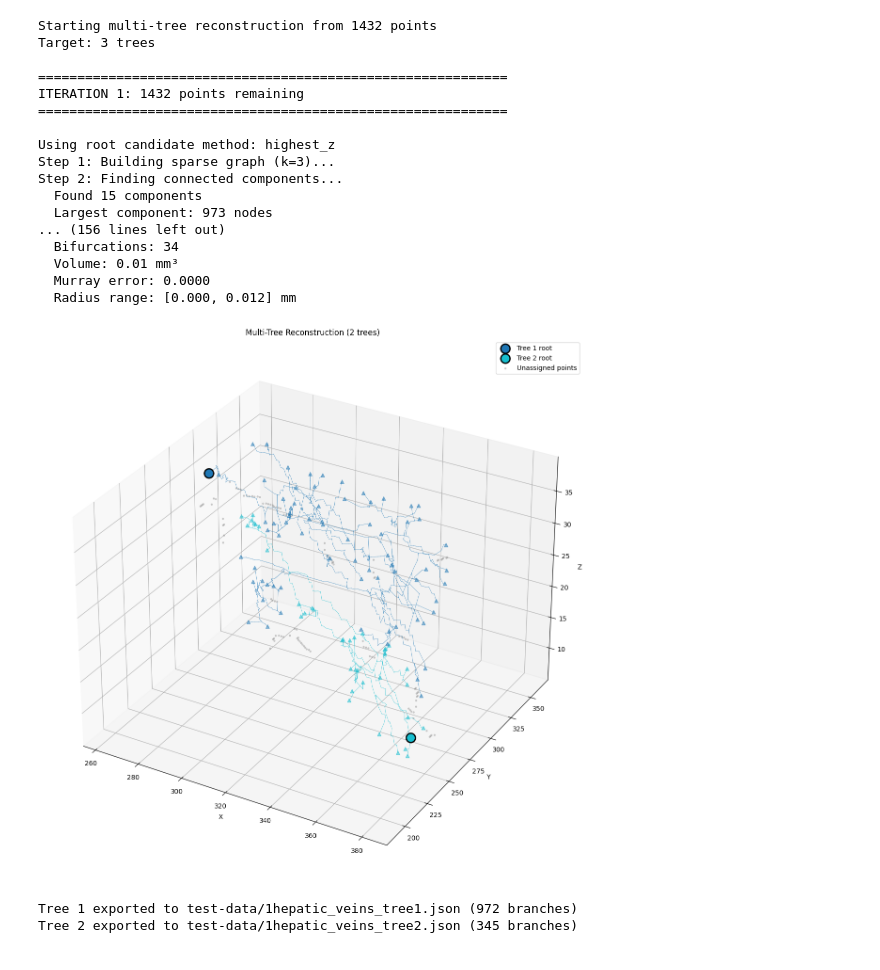
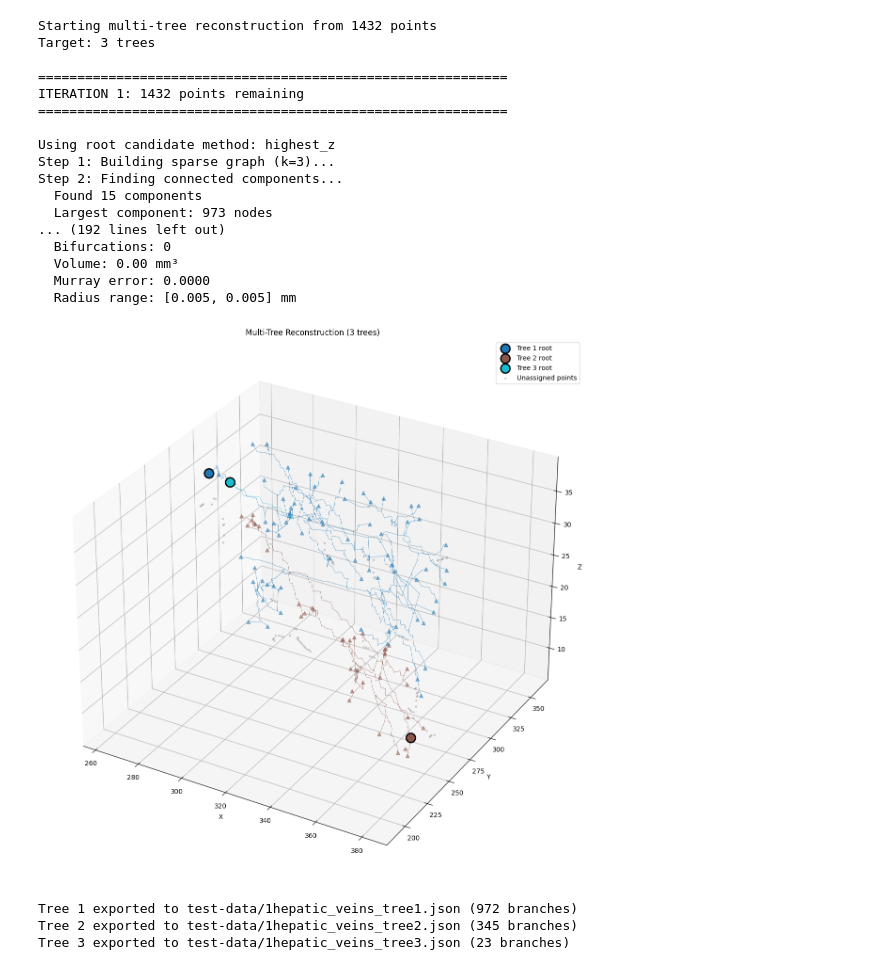
Before and after one commit to lkipo/skeleton-completion, a Jupyter notebook: MultiTreeReconstruction.ipynb, the cells around one changed output. Cells and saved outputs as stored; diff of their text form; code cells hidden in the pictures.

```diff
--- a/MultiTreeReconstruction.ipynb
+++ b/MultiTreeReconstruction.ipynb
@@ -493,39 +493,40 @@ reconstructor = MultiTreeReconstruction(
 # Extract multiple trees
 trees = reconstructor.reconstruct_multiple_trees(
     k_neighbors_initial=3,      # Low k for separation
     k_neighbors_optimization=10, # Higher k for optimization
     min_tree_size=10,            # Minimum points per tree
-    max_iterations=10            # Safety limit
-    methods=["highest_z", "highest_z", "lowest_z"]  # Different root selection for each tree
+    max_iterations=10,            # Safety limit
+    methods=["highest_z", "lowest_z", "lowest_z"]  # Different root selection for each tree
 )
 
 # Print statistics
 reconstructor.get_tree_statistics()
 
 # Visualize all trees together
 fig, ax = reconstructor.visualize_all_trees(show_remaining=True)
 plt.show()
 
 # Export for viewer
 reconstructor.export_all_trees('test-data/1hepatic_veins')
 # %% [output]
 Starting multi-tree reconstruction from 1432 points
 Target: 3 trees
 
 ============================================================
 ITERATION 1: 1432 points remaining
 ============================================================
 
 Using root candidate method: highest_z
 Step 1: Building sparse graph (k=3)...
 Step 2: Finding connected components...
   Found 15 components
   Largest component: 973 nodes
-... (156 lines left out)
-  Bifurcations: 34
-  Volume: 0.01 mm³
+... (192 lines left out)
+  Bifurcations: 0
+  Volume: 0.00 mm³
   Murray error: 0.0000
-  Radius range: [0.000, 0.012] mm
+  Radius range: [0.005, 0.005] mm
-[figure, old version]
+[figure, new version]
 Tree 1 exported to test-data/1hepatic_veins_tree1.json (972 branches)
 Tree 2 exported to test-data/1hepatic_veins_tree2.json (345 branches)
+Tree 3 exported to test-data/1hepatic_veins_tree3.json (23 branches)
```
Also changed, not shown: 6 other files.
